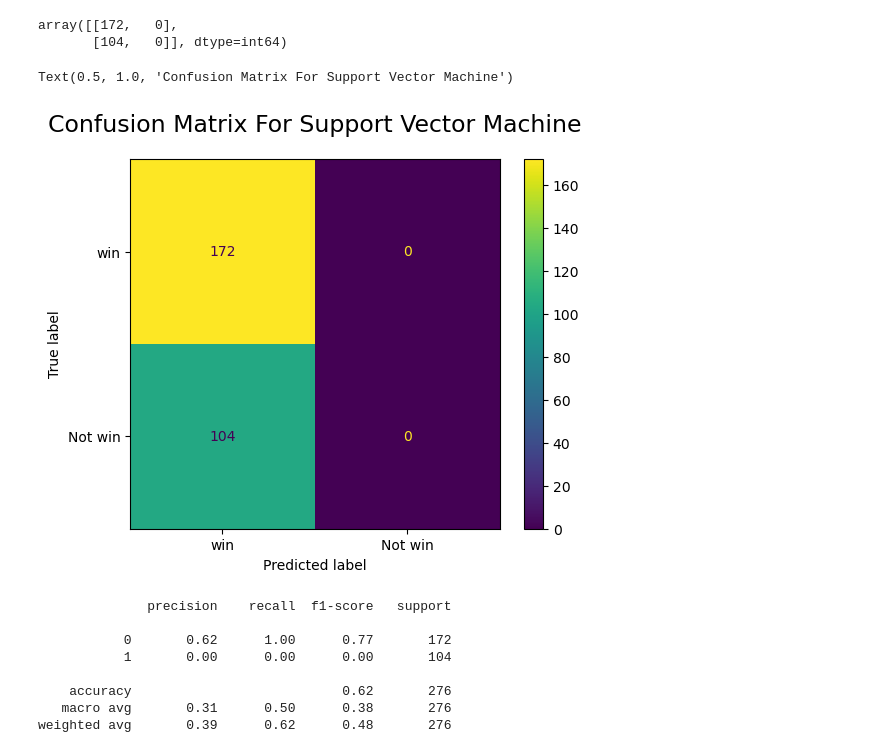
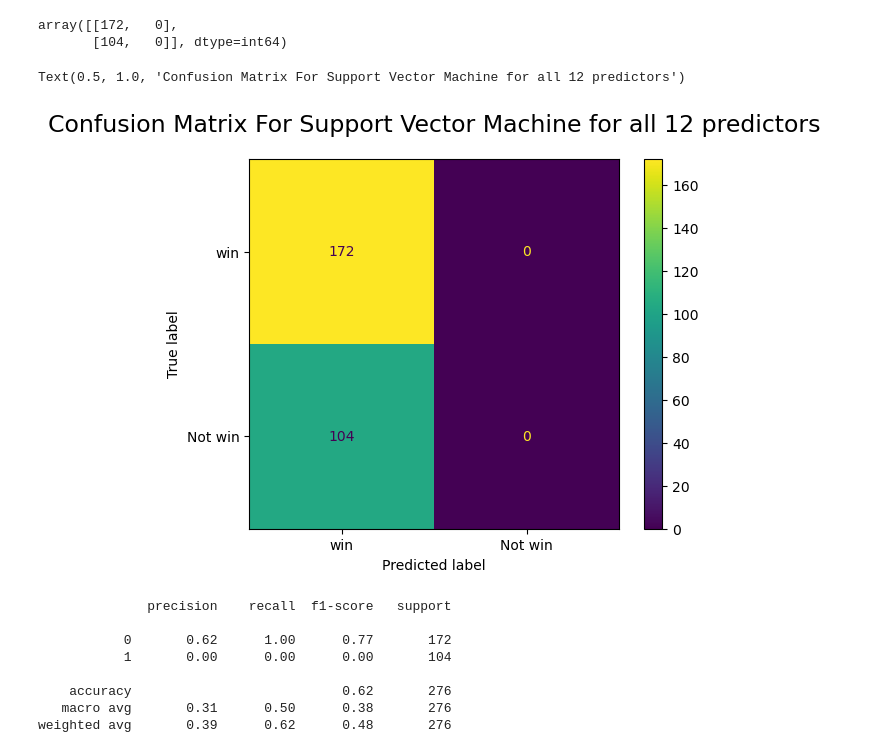
Before and after one commit to ngigordon/Masters-Thesis, a Jupyter notebook: prediction.ipynb, the cells around one changed output. Drawn from its saved outputs; the diff is of its cells as text; code cells hidden in the pictures.

```diff
--- a/prediction.ipynb
+++ b/prediction.ipynb
@@ -691,10 +727,10 @@ array([[172,   0],
        [104,   0]], dtype=int64)
 # %%
 ConfusionMatrixDisplay(svc_CM, display_labels = ['win' , 'Not win']).plot()
-plt.title('Confusion Matrix For Support Vector Machine', fontsize=17, pad=20)
+plt.title('Confusion Matrix For Support Vector Machine for all 12 predictors', fontsize=17, pad=20)
 # %% [output]
-Text(0.5, 1.0, 'Confusion Matrix For Support Vector Machine')
+Text(0.5, 1.0, 'Confusion Matrix For Support Vector Machine for all 12 predictors')
-[figure, old version]
+[figure, new version]
 # %%
  metrics = classification_report(test["target"],svc_pred)
 accuracy = accuracy_score(test["target"], svc_pred)
```
Also changed, not shown: parts of 32 cells of this notebook.
